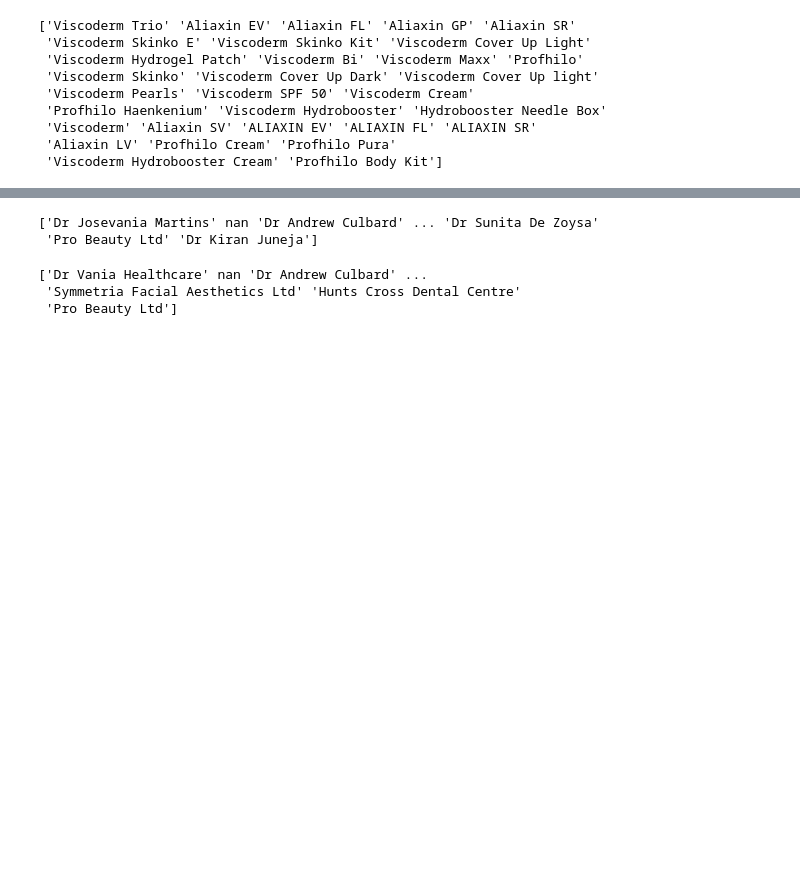
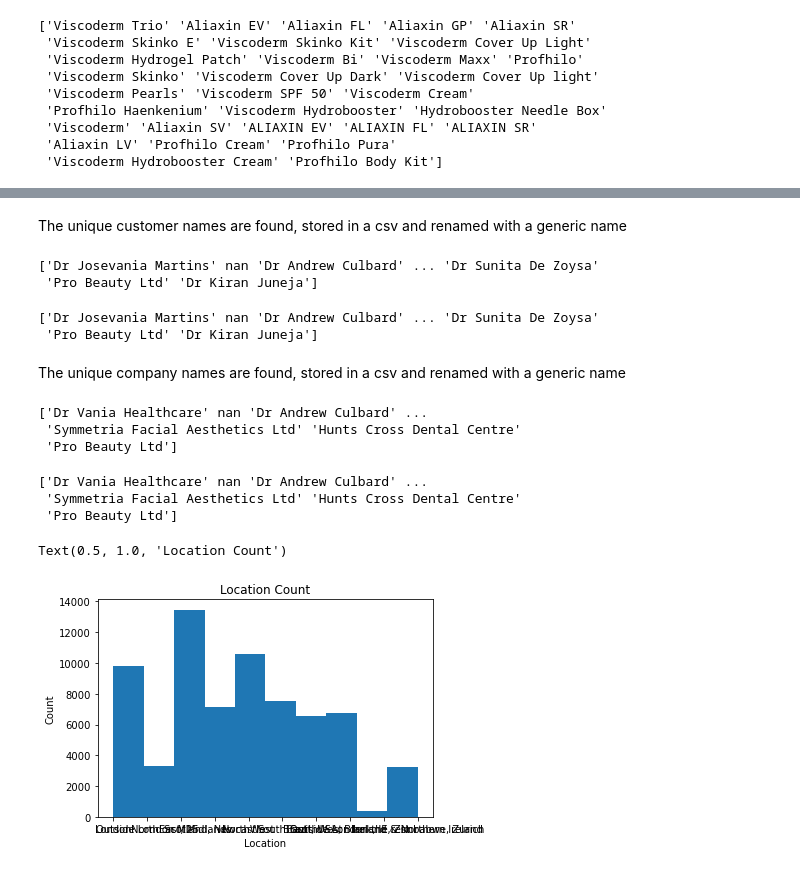
Before and after one commit to Rushayeal/Dissertation, a Jupyter notebook: Source/Rushayeal-Forecasting.ipynb, the cells around one changed output, grey strips where cells are left out. Drawn from its saved outputs; the diff is of its cells as text; code cells hidden in the pictures; blank space fills up the shorter version.

```diff
--- a/Source/Rushayeal-Forecasting.ipynb
+++ b/Source/Rushayeal-Forecasting.ipynb
@@ -59,0 +68,8 @@ df_sales.head(5)
+# %%
+#df_sales['Date']= pd.to_datetime(df_sales['Month'], errors='ignore', format='%d%m%Y')
+new = df_sales["Month"].str.split("-", n = 1, expand = True)
+df_sales["NewMonth"]= new[0]
+
+df_sales.rename(columns = {'Month':'Month-Year'}, inplace = True)
+df_sales.rename(columns = {'NewMonth':'Month'}, inplace = True)
+df_sales.head(5)
@@ -59,0 +128,5 @@ df_sales.head(5)
+# %%
+df_sales =  df_sales.astype({'Year':'str'})
+df_sales =  df_sales.astype({'Month':'str'})
+df_sales['Date']= "1" + '-' + df_sales['Month'] + '-' + df_sales['Year']
+df_sales.head()
@@ -59,0 +142,7 @@ df_sales.head(5)
+# %%
+new = df_sales["Quarter"].str.split("-", n = 1, expand = True)
+df_sales["NewQuarter"]= new[1]
+
+df_sales.rename(columns = {'Quarter':'Year-Quarter'}, inplace = True)
+df_sales.rename(columns = {'NewQuarter':'Quarter'}, inplace = True)
+df_sales.head(5)
@@ -73,3 +221,16 @@ print(df_sales['Product'].unique())
  'Viscoderm' 'Aliaxin SV' 'ALIAXIN EV' 'ALIAXIN FL' 'ALIAXIN SR'
  'Aliaxin LV' 'Profhilo Cream' 'Profhilo Pura'
  'Viscoderm Hydrobooster Cream' 'Profhilo Body Kit']
+# %%
+df_sales['Product'].replace(to_replace ="Aliaxin EV",
+                 value = "Product 100",
+                  inplace = True)
+df_sales.replace(to_replace ="ALIAXIN EV",
+                 value = "Product 1",
+                  inplace = True)
+df_sales.replace(to_replace ="Aliaxin FL",
+                 value = "Product 2",
+                  inplace = True)
+df_sales.replace(to_replace ="Viscoderm Trio",
+                 value = "Product 3",
+                  inplace = True)
@@ -76,5 +257,13 @@ print(df_sales['Product'].unique())
+# %% [markdown]
+The unique customer names are found, stored in a csv and renamed with a generic name
 # %%
 print(df_sales['Cust.Name'].unique())
 # %% [output]
 ['Dr Josevania Martins' nan 'Dr Andrew Culbard' ... 'Dr Sunita De Zoysa'
  'Pro Beauty Ltd' 'Dr Kiran Juneja']
+# %%
+custName = df_sales['Cust.Name'].unique()
+print (custName)
+# %% [output]
+['Dr Josevania Martins' nan 'Dr Andrew Culbard' ... 'Dr Sunita De Zoysa'
+ 'Pro Beauty Ltd' 'Dr Kiran Juneja']
@@ -81,6 +277,15 @@ print(df_sales['Cust.Name'].unique())
+# %% [markdown]
+The unique company names are found, stored in a csv and renamed with a generic name
 # %%
 print(df_sales['Comp.Name'].unique())
 # %% [output]
 ['Dr Vania Healthcare' nan 'Dr Andrew Culbard' ...
  'Symmetria Facial Aesthetics Ltd' 'Hunts Cross Dental Centre'
  'Pro Beauty Ltd']
+# %%
+compName = df_sales['Comp.Name'].unique()
+print (compName)
+# %% [output]
+['Dr Vania Healthcare' nan 'Dr Andrew Culbard' ...
+ 'Symmetria Facial Aesthetics Ltd' 'Hunts Cross Dental Centre'
+ 'Pro Beauty Ltd']
@@ -86,0 +298,10 @@ print(df_sales['Comp.Name'].unique())
+# %%
+from matplotlib import pyplot as plt
+
+plt.hist(df_sales.Location)
+plt.xlabel("Location")
+plt.ylabel("Count")
+plt.title("Location Count")
+# %% [output]
+Text(0.5, 1.0, 'Location Count')
+[figure, added]
```
Also changed, not shown: parts of 20 cells of this notebook, 3 other files.
